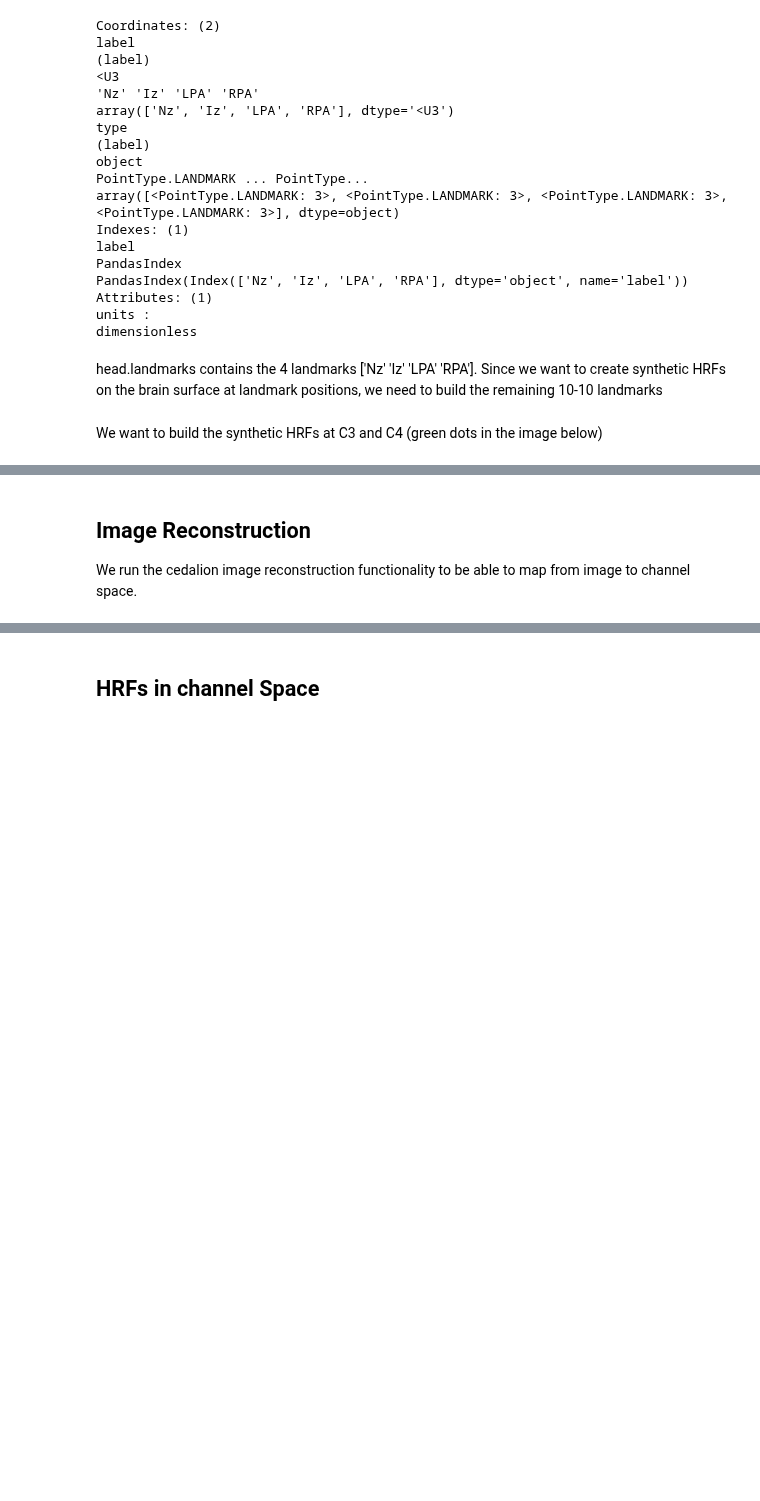
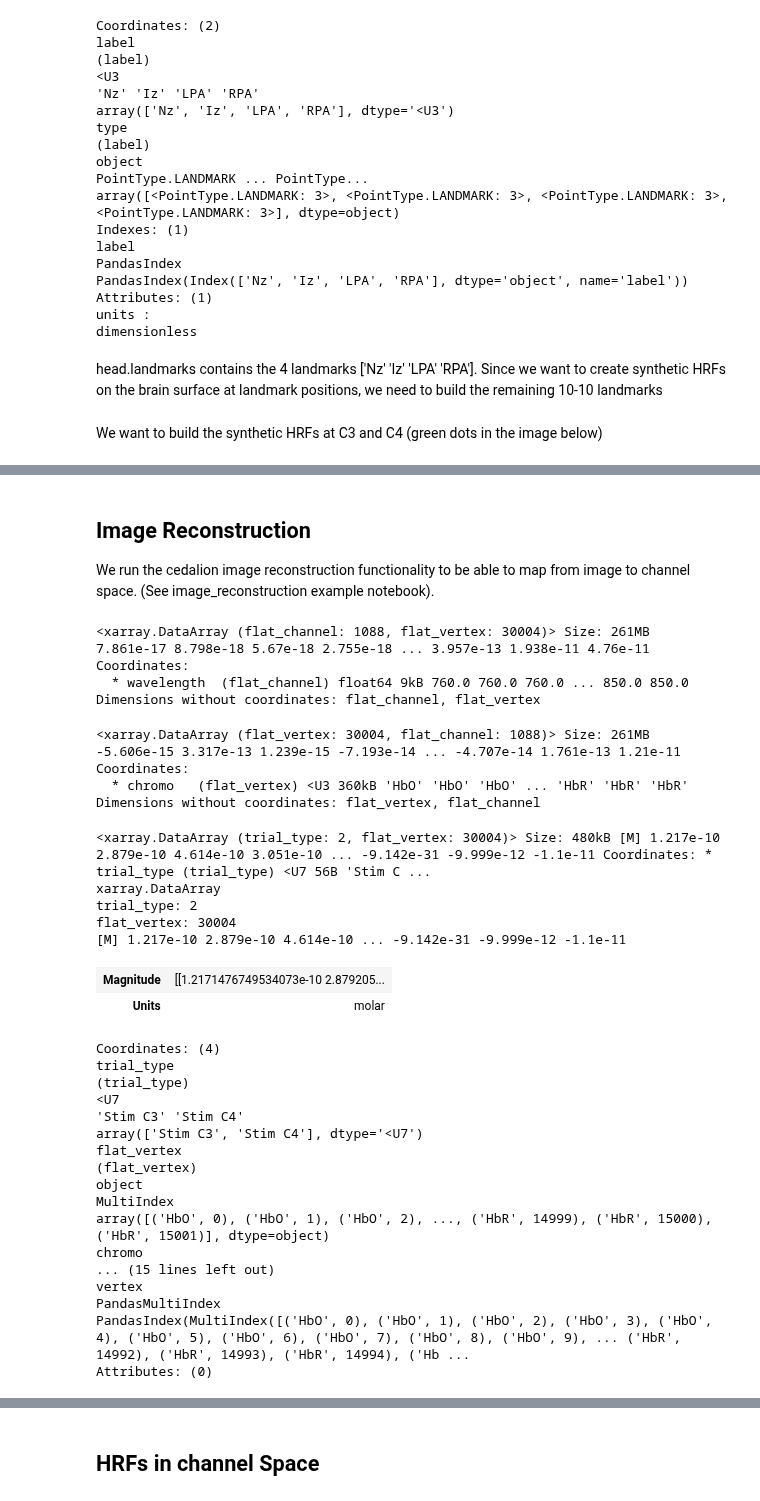
Before and after one commit to ibs-lab/cedalion, a Jupyter notebook: examples/synthetic_hrfs_example.ipynb, the cells around one changed output, grey strips where cells are left out. Cells and saved outputs as stored; diff of their text form; code cells hidden in the pictures; blank space fills up the shorter version.

```diff
--- a/examples/synthetic_hrfs_example.ipynb
+++ b/examples/synthetic_hrfs_example.ipynb
@@ -148,5 +207,5 @@ Widget(value='<iframe src="http://localhost:46207/index.html?ui=P_0x7d99a9eb8b90
 # %% [markdown]
 ## Image Reconstruction
 
-We run the cedalion image reconstruction functionality to be able to map from image to channel space.
+We run the cedalion image reconstruction functionality to be able to map from image to channel space. (See image_reconstruction example notebook).
 # %%
@@ -155,0 +222,58 @@ Adot = fwm.compute_sensitivity(fluence_all, fluence_at_optodes)
+# %%
+Adot_stacked = (
+    cedalion.imagereco.forward_model.ForwardModel.compute_stacked_sensitivity(
+        Adot_brain
+    )
+)
+nchans = Adot_stacked.shape[0] // 2
+Adot_stacked = Adot_stacked.assign_coords(
+    {"wavelength": ("flat_channel", [760.0] * nchans + [850.0] * nchans)}
+)
+Adot_stacked = Adot_stacked.set_xindex("wavelength")
+Adot_stacked
+# %% [output]
+<xarray.DataArray (flat_channel: 1088, flat_vertex: 30004)> Size: 261MB
+7.861e-17 8.798e-18 5.67e-18 2.755e-18 ... 3.957e-13 1.938e-11 4.76e-11
+Coordinates:
+  * wavelength  (flat_channel) float64 9kB 760.0 760.0 760.0 ... 850.0 850.0
+Dimensions without coordinates: flat_channel, flat_vertex
+# %%
+B = pseudo_inverse_stacked(Adot_stacked)
+nvertices = B.shape[0]//2
+B = B.assign_coords({"chromo" : ("flat_vertex", ["HbO"]*nvertices  + ["HbR"]* nvertices)})
+B = B.set_xindex("chromo")
+B
+# %% [output]
+<xarray.DataArray (flat_vertex: 30004, flat_channel: 1088)> Size: 261MB
+-5.606e-15 3.317e-13 1.239e-15 -7.193e-14 ... -4.707e-14 1.761e-13 1.21e-11
+Coordinates:
+  * chromo   (flat_vertex) <U3 360kB 'HbO' 'HbO' 'HbO' ... 'HbR' 'HbR' 'HbR'
+Dimensions without coordinates: flat_vertex, flat_channel
+# %%
+spatial_imgs_stacked = spatial_imgs.stack({"flat_vertex" : ["chromo", "vertex"]})
+display(spatial_imgs_stacked)
+# %% [output]
+<xarray.DataArray (trial_type: 2, flat_vertex: 30004)> Size: 480kB [M] 1.217e-10 2.879e-10 4.614e-10 3.051e-10 ... -9.142e-31 -9.999e-12 -1.1e-11 Coordinates: * trial_type (trial_type) <U7 56B 'Stim C ...
+xarray.DataArray
+trial_type: 2
+flat_vertex: 30004
+[M] 1.217e-10 2.879e-10 4.614e-10 ... -9.142e-31 -9.999e-12 -1.1e-11
+| Magnitude | [[1.2171476749534073e-10 2.879205... |
+| Units | molar |
+Coordinates: (4)
+trial_type
+(trial_type)
+<U7
+'Stim C3' 'Stim C4'
+array(['Stim C3', 'Stim C4'], dtype='<U7')
+flat_vertex
+(flat_vertex)
+object
+MultiIndex
+array([('HbO', 0), ('HbO', 1), ('HbO', 2), ..., ('HbR', 14999), ('HbR', 15000), ('HbR', 15001)], dtype=object)
+chromo
+... (15 lines left out)
+vertex
+PandasMultiIndex
+PandasIndex(MultiIndex([('HbO', 0), ('HbO', 1), ('HbO', 2), ('HbO', 3), ('HbO', 4), ('HbO', 5), ('HbO', 6), ('HbO', 7), ('HbO', 8), ('HbO', 9), ... ('HbR', 14992), ('HbR', 14993), ('HbR', 14994), ('Hb ...
+Attributes: (0)
```
Also changed, not shown: parts of 84 cells of this notebook, 2 other files.
